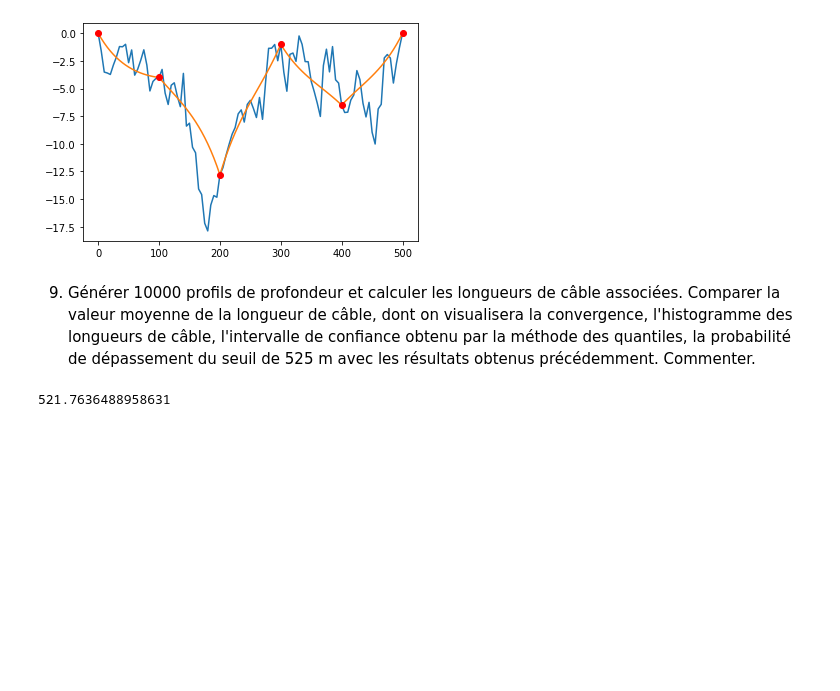
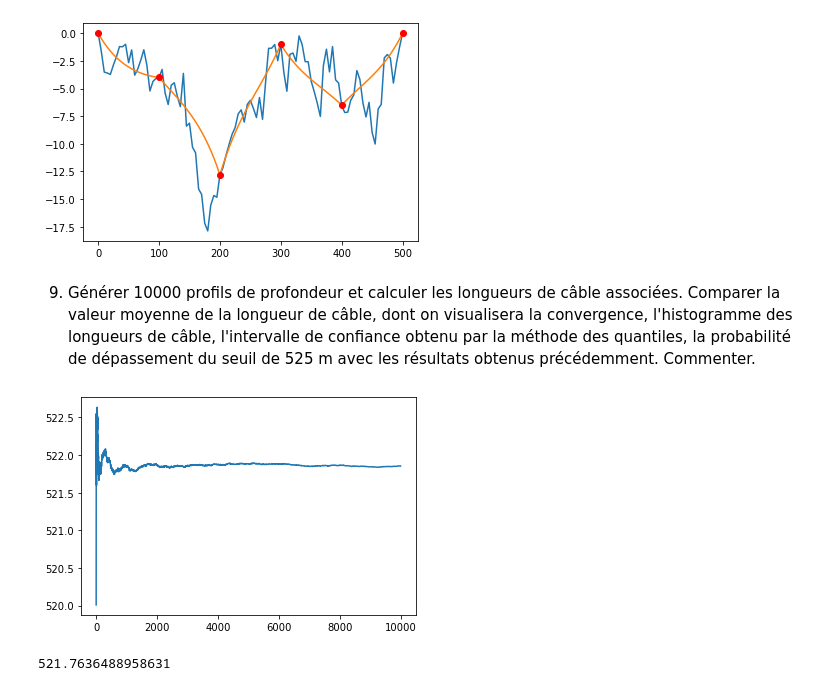
Before and after one commit to MariusAlonso/Projet-numerique-probabilites, a Jupyter notebook: Reponse.ipynb, the cells around one changed output. Saved outputs shown, nothing was run; the diff lists cells and outputs as text; code cells hidden in the pictures; blank space fills up the shorter version.

```diff
--- a/Reponse.ipynb
+++ b/Reponse.ipynb
@@ -506,6 +506,11 @@ for k in range(10000):
             break
     allval4[unknown_indexes] = simu2
     longueurs.append(length(allval4, Delta))
+# %%
+plt.plot(np.arange(1,10001), np.cumsum(np.array(longueurs))/np.arange(1,10001))
+plt.show()
+# %% [output]
+[figure, added]
 # %%
 np.mean(resultafter)
 # %% [output]
```
